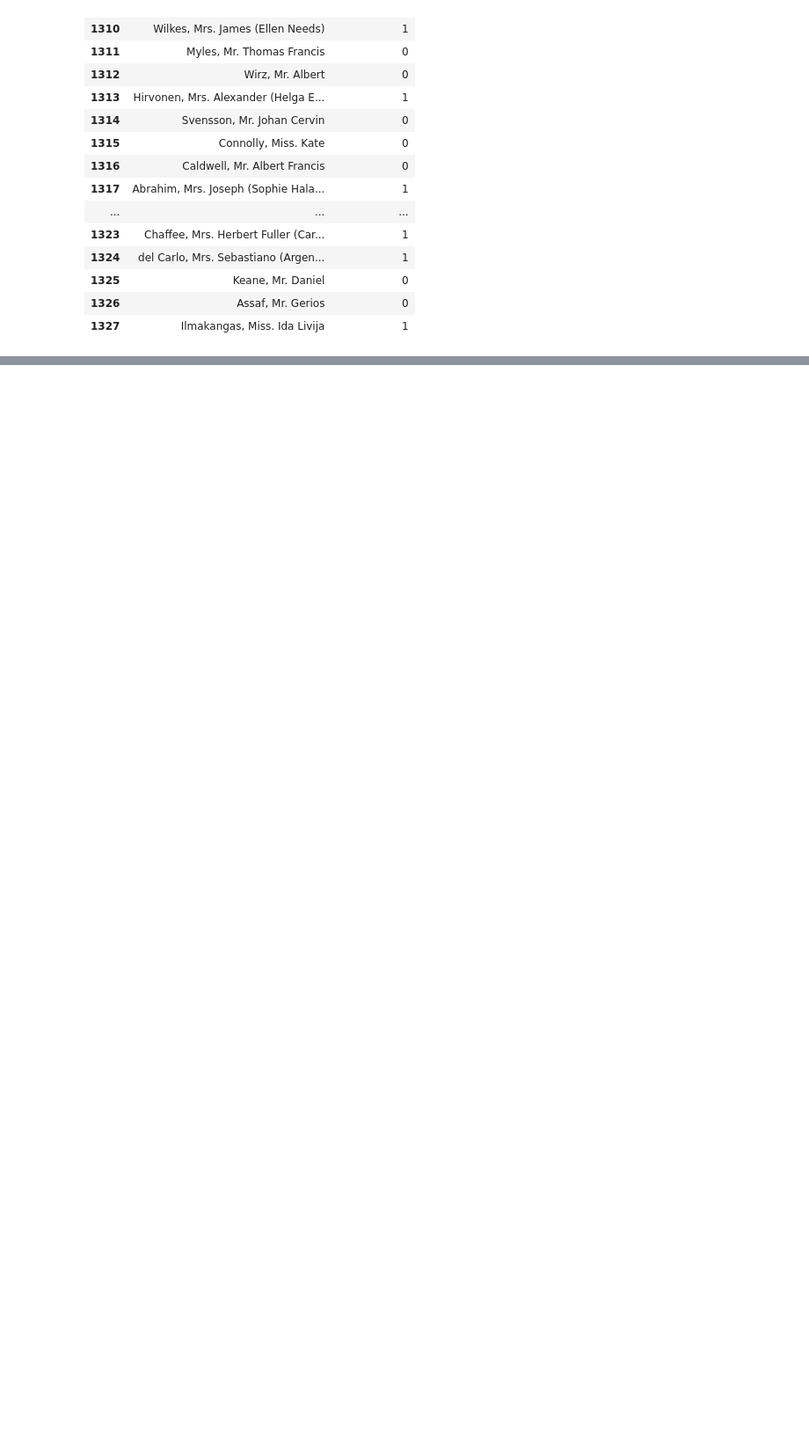
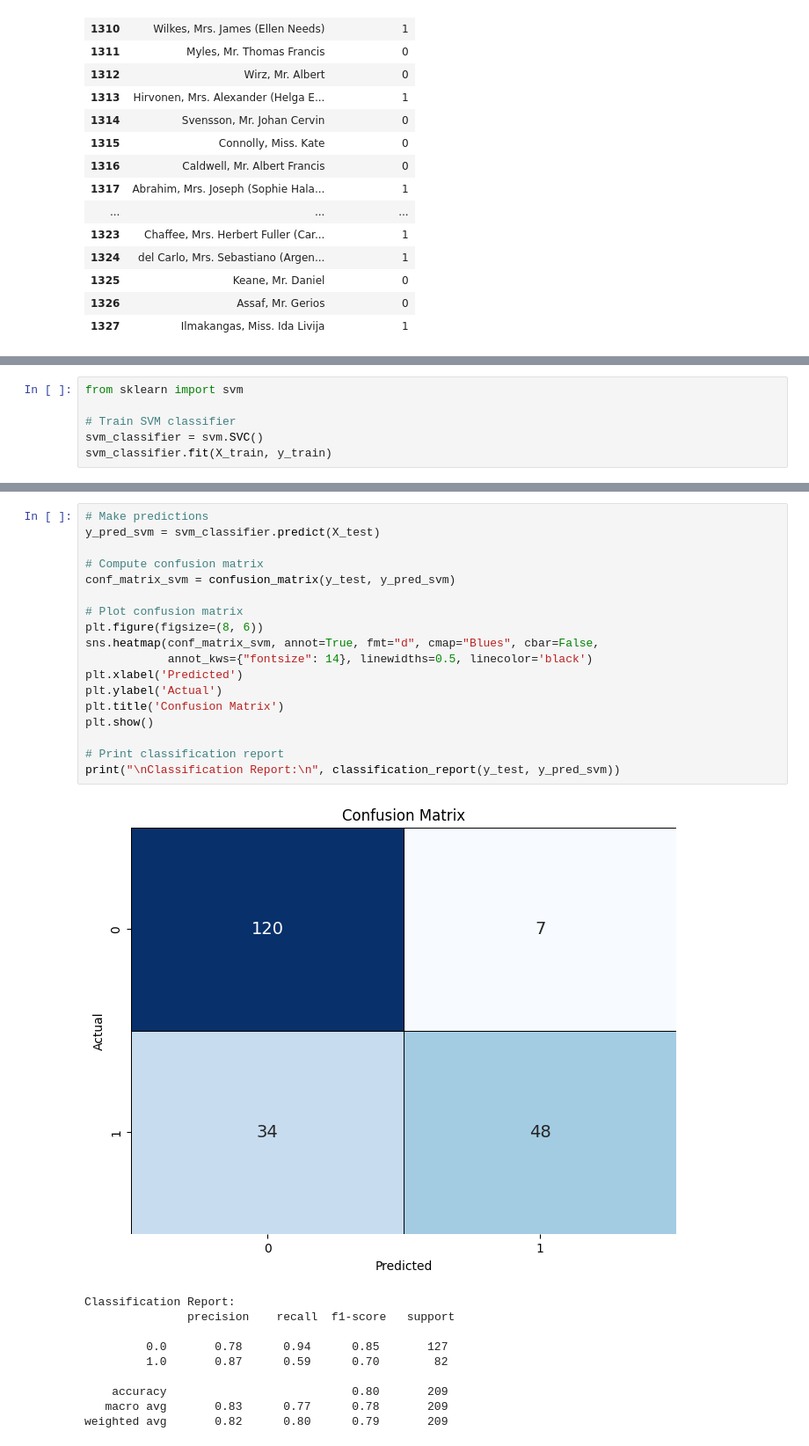
Before and after one commit to faresmohamed260/School-Work, a Jupyter notebook: Machine Learning/Final Project/Passengers survival status.ipynb, the cells around one changed output, grey strips where cells are left out. Shown: that part at 88% size. Saved outputs shown, nothing was run; the diff lists cells and outputs as text; blank space fills up the shorter version.

```diff
--- a/Machine Learning/Final Project/Passengers survival status.ipynb
+++ b/Machine Learning/Final Project/Passengers survival status.ipynb
@@ -295,0 +297,6 @@ test_set[['name', 'nb_survived']].style.background_gradient(cmap="turbo")
+# %%
+from sklearn import svm
+
+# Train SVM classifier
+svm_classifier = svm.SVC()
+svm_classifier.fit(X_train, y_train)
@@ -295,0 +315,29 @@ test_set[['name', 'nb_survived']].style.background_gradient(cmap="turbo")
+# %%
+# Make predictions
+y_pred_svm = svm_classifier.predict(X_test)
+
+# Compute confusion matrix
+conf_matrix_svm = confusion_matrix(y_test, y_pred_svm)
+
+# Plot confusion matrix
+plt.figure(figsize=(8, 6))
+sns.heatmap(conf_matrix_svm, annot=True, fmt="d", cmap="Blues", cbar=False,
+            annot_kws={"fontsize": 14}, linewidths=0.5, linecolor='black')
+plt.xlabel('Predicted')
+plt.ylabel('Actual')
+plt.title('Confusion Matrix')
+plt.show()
+
+# Print classification report
+print("\nClassification Report:\n", classification_report(y_test, y_pred_svm))
+# %% [output]
+[figure, added]
+Classification Report:
+               precision    recall  f1-score   support
+
+         0.0       0.78      0.94      0.85       127
+         1.0       0.87      0.59      0.70        82
+
+    accuracy                           0.80       209
+   macro avg       0.83      0.77      0.78       209
+weighted avg       0.82      0.80      0.79       209
```
Also changed, not shown: parts of 9 cells of this notebook.
